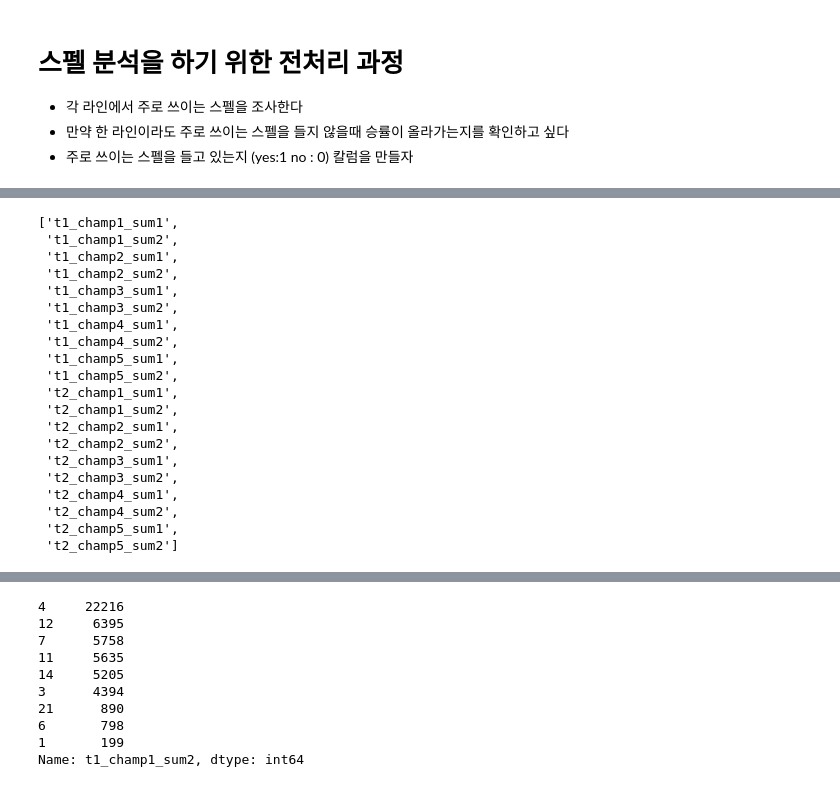
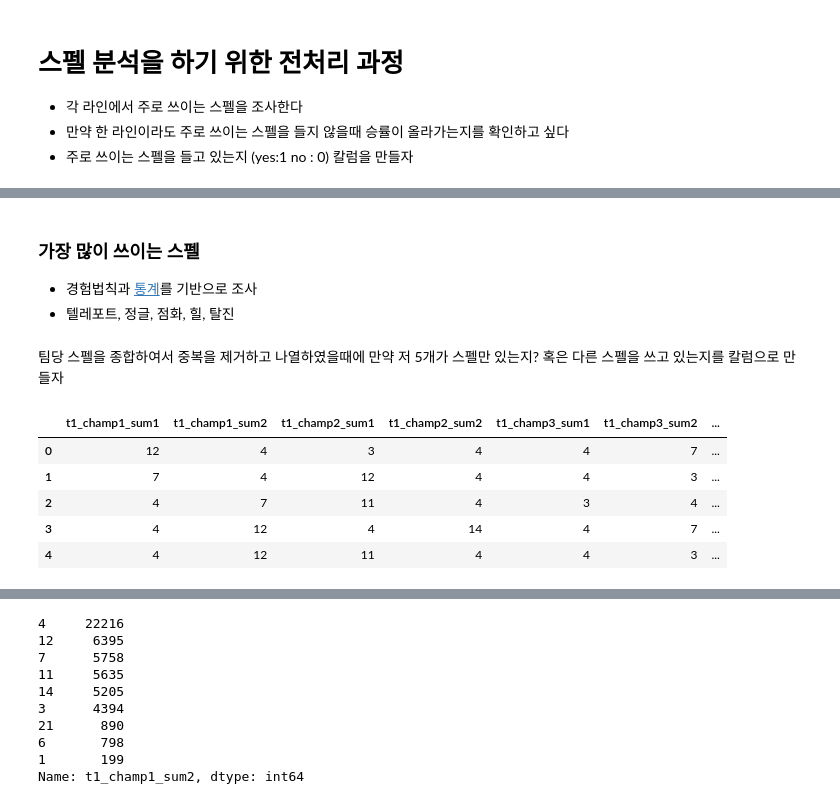
Before and after one commit to youngwoo3283/project2-section02, a Jupyter notebook: project2.ipynb, the cells around one changed output, grey strips where cells are left out. Drawn from its saved outputs; the diff is of its cells as text; code cells hidden in the pictures.

```diff
--- a/project2.ipynb
+++ b/project2.ipynb
@@ -273,23 +259,19 @@ Name: t1_champ1_sum1, dtype: int64
+# %% [markdown]
+### 가장 많이 쓰이는 스펠
+
+- 경험법칙과 [통계](https://www.leagueofgraphs.com/champions/spells/master/sr-ranked)를 기반으로 조사
+- 텔레포트, 정글, 점화, 힐, 탈진
+# %% [markdown]
+팀당 스펠을 종합하여서 중복을 제거하고 나열하였을때에 만약 저 5개가 스펠만 있는지? 혹은 다른 스펠을 쓰고 있는지를 칼럼으로 만들자
 # %%
-[i for i in data_game.columns if 'sum' in i]
+chap_sum= [i for i in data_game.columns if 'sum' in i]
-# %% [output]
-['t1_champ1_sum1',
- 't1_champ1_sum2',
- 't1_champ2_sum1',
- 't1_champ2_sum2',
- 't1_champ3_sum1',
- 't1_champ3_sum2',
- 't1_champ4_sum1',
- 't1_champ4_sum2',
- 't1_champ5_sum1',
- 't1_champ5_sum2',
- 't2_champ1_sum1',
- 't2_champ1_sum2',
- 't2_champ2_sum1',
- 't2_champ2_sum2',
- 't2_champ3_sum1',
- 't2_champ3_sum2',
- 't2_champ4_sum1',
- 't2_champ4_sum2',
- 't2_champ5_sum1',
- 't2_champ5_sum2']
+# %%
+data_sum = data_game[chap_sum]
+data_sum.head()
+# %% [output]
+|  | t1_champ1_sum1 | t1_champ1_sum2 | t1_champ2_sum1 | t1_champ2_sum2 | t1_champ3_sum1 | t1_champ3_sum2 | ... |
+| 0 | 12 | 4 | 3 | 4 | 4 | 7 | ... |
+| 1 | 7 | 4 | 12 | 4 | 4 | 3 | ... |
+| 2 | 4 | 7 | 11 | 4 | 3 | 4 | ... |
+| 3 | 4 | 12 | 4 | 14 | 4 | 7 | ... |
+| 4 | 4 | 12 | 11 | 4 | 4 | 3 | ... |
```
Also changed, not shown: parts of 16 cells of this notebook.
